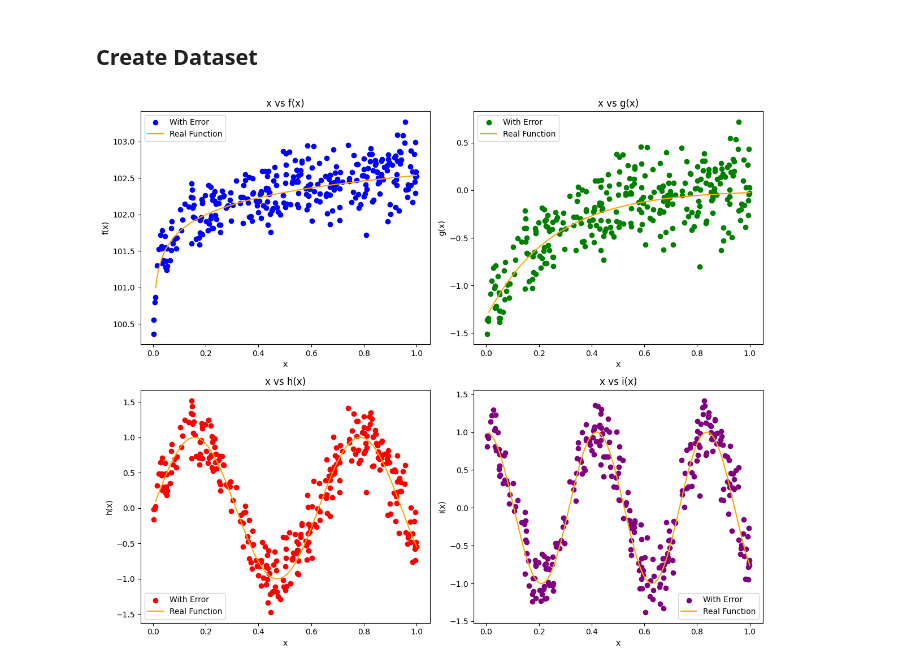
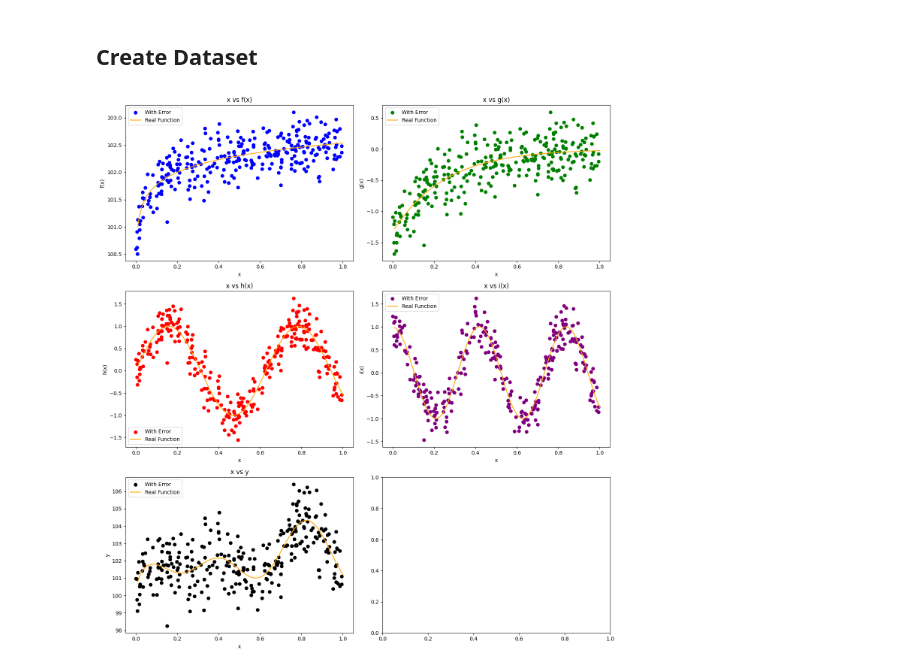
Before and after one commit to OpenTabular/NAMpy, a Jupyter notebook: namgcv/models/gam/00_Synthetic_Dataset_Creation.ipynb, the cells around one changed output. Saved outputs shown, nothing was run; the diff lists cells and outputs as text; code cells hidden in the pictures.

Commit message:
synthetic data creation finished

```diff
--- a/namgcv/models/gam/00_Synthetic_Dataset_Creation.ipynb
+++ b/namgcv/models/gam/00_Synthetic_Dataset_Creation.ipynb
@@ -9,6 +9,11 @@ import matplotlib.pyplot as plt
 # %% [markdown]
 ## Create Dataset
 # %%
+import numpy as np
+import pandas as pd
+import matplotlib.pyplot as plt
+
+
 # Define the functions
 def f(x0):
     return (1/3) * np.log(100 * x0) + 101
@@ -35,12 +40,13 @@ error = np.random.normal(0, 0.25, n)
 # Generate synthetic data with error term
 uniform_data = {
     'x': uniform_x_values,
-    'f(x)': [f(x) if x > 0 else 'undefined' for x in uniform_x_values] + error,
+    'f(x)': f(uniform_x_values) + error,
     'g(x)': g(uniform_x_values) + error,
     'h(x)': h(uniform_x_values) + error,
     'i(x)': i(uniform_x_values) + error,
-    'y' : np.random.normal(0, 1, n)
 }
+
+uniform_data['y'] = uniform_data['f(x)'] + uniform_data['g(x)'] + uniform_data['h(x)'] + uniform_data['i(x)']
 
 # Create DataFrame
 uniform_df = pd.DataFrame(uniform_data)
@@ -53,11 +59,12 @@ line_data = {
     'f(x)': f(x_line),
     'g(x)': g(x_line),
     'h(x)': h(x_line),
-    'i(x)': i(x_line)
+    'i(x)': i(x_line),
+    'y': f(x_line) + g(x_line) + h(x_line) + i(x_line)  # Real y values without error
 }
 
 # Plotting the data
-fig, axs = plt.subplots(2, 2, figsize=(12, 10))
+fig, axs = plt.subplots(3, 2, figsize=(14, 15))
 
 # Plot for f(x)
 axs[0, 0].scatter(uniform_df['x'], uniform_df['f(x)'], color='blue', label='With Error')
@@ -68,31 +75,39 @@ axs[0, 0].set_ylabel('f(x)')
 axs[0, 0].legend()
 
 # Plot for g(x)
 axs[0, 1].scatter(uniform_df['x'], uniform_df['g(x)'], color='green', label='With Error')
 axs[0, 1].plot(line_data['x'], line_data['g(x)'], color='orange', label='Real Function')
 axs[0, 1].set_title('x vs g(x)')
 axs[0, 1].set_xlabel('x')
 axs[0, 1].set_ylabel('g(x)')
 axs[0, 1].legend()
 
 # Plot for h(x)
 axs[1, 0].scatter(uniform_df['x'], uniform_df['h(x)'], color='red', label='With Error')
 axs[1, 0].plot(line_data['x'], line_data['h(x)'], color='orange', label='Real Function')
 axs[1, 0].set_title('x vs h(x)')
 axs[1, 0].set_xlabel('x')
 axs[1, 0].set_ylabel('h(x)')
 axs[1, 0].legend()
 
 # Plot for i(x)
 axs[1, 1].scatter(uniform_df['x'], uniform_df['i(x)'], color='purple', label='With Error')
 axs[1, 1].plot(line_data['x'], line_data['i(x)'], color='orange', label='Real Function')
 axs[1, 1].set_title('x vs i(x)')
 axs[1, 1].set_xlabel('x')
 axs[1, 1].set_ylabel('i(x)')
 axs[1, 1].legend()
 
+# Plot for y(x)
+axs[2, 0].scatter(uniform_df['x'], uniform_df['y'], color='black', label='With Error')
+axs[2, 0].plot(line_data['x'], line_data['y'], color='orange', label='Real Function')
+axs[2, 0].set_title('x vs y')
+axs[2, 0].set_xlabel('x')
+axs[2, 0].set_ylabel('y')
+axs[2, 0].legend()
+
 # Adjust layout
 plt.tight_layout()
 plt.show()
 # %% [output]
-[figure, old version]
+[figure, new version]
```
